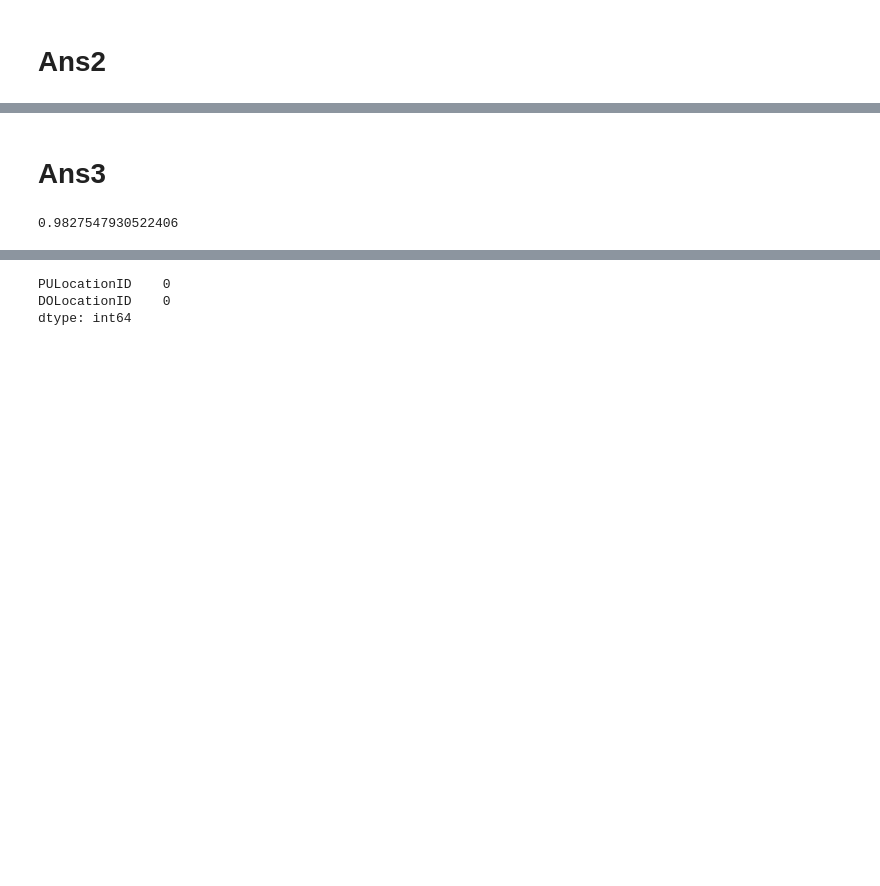
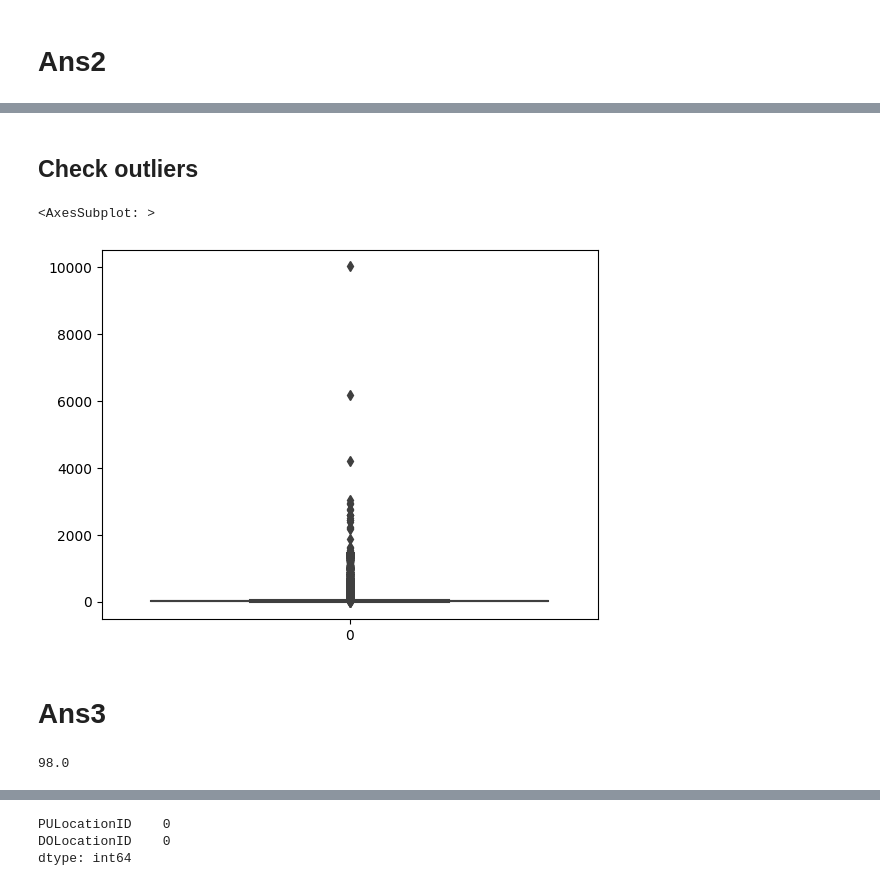
Before and after one commit to Aayush795/mlops_zoomcamp, a Jupyter notebook: 01-intro/intro.ipynb, the cells around one changed output, grey strips where cells are left out. Saved outputs shown, nothing was run; the diff lists cells and outputs as text; code cells hidden in the pictures; blank space fills up the shorter version.

```diff
--- a/01-intro/intro.ipynb
+++ b/01-intro/intro.ipynb
@@ -80,10 +99,17 @@ round(jan_df['duration'].std(),2)
+# %% [markdown]
+## Check outliers
+# %%
+sns.boxplot(jan_df["duration"])
+# %% [output]
+<AxesSubplot: >
+[figure, added]
 # %%
 jan_df_filtered = jan_df[(jan_df.duration>=1) & (jan_df.duration<=60)]
 # %% [markdown]
 # Ans3
 # %%
-len(jan_df_filtered)/len(jan_df)
+100*round(len(jan_df_filtered)/len(jan_df),2)
 # %% [output]
-0.9827547930522406
+98.0
 # %%
 cat_var = ['PULocationID','DOLocationID']
```
Also changed, not shown: parts of 15 cells of this notebook.
